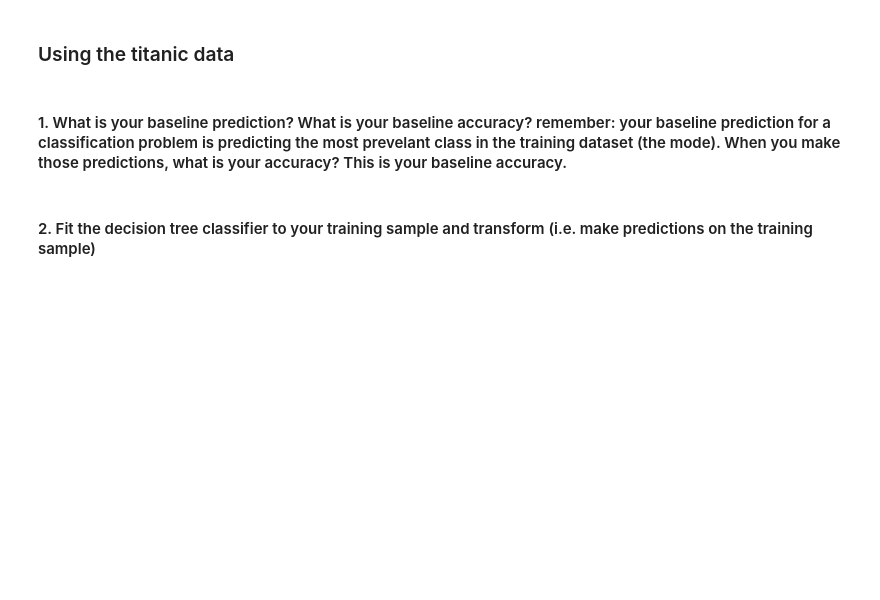
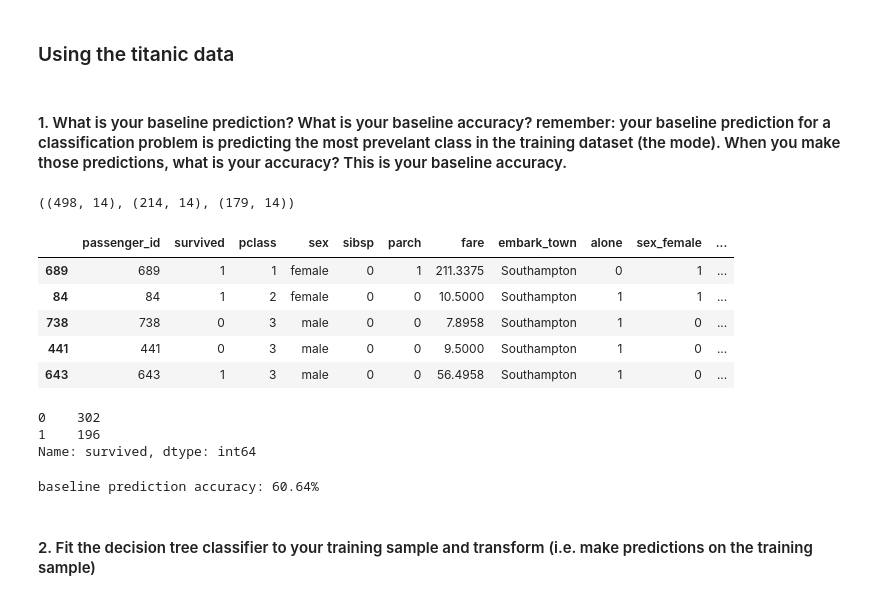
Before and after one commit to m3redithw/classification-exercises, a Jupyter notebook: decision_tree_exercises.ipynb, the cells around one changed output. Drawn from its saved outputs; the diff is of its cells as text; code cells hidden in the pictures; blank space fills up the shorter version.

```diff
--- a/decision_tree_exercises.ipynb
+++ b/decision_tree_exercises.ipynb
@@ -15,3 +15,26 @@ from sklearn.metrics import classification_report, confusion_matrix, plot_confus
 ### Using the titanic data
 # %% [markdown]
 #### 1. What is your baseline prediction? What is your baseline accuracy? remember: your baseline prediction for a classification problem is predicting the most prevelant class in the training dataset (the mode). When you make those predictions, what is your accuracy? This is your baseline accuracy.
+# %%
+df = acquire.get_titanic_data()
+df = prepare.prep_titanic(df)
+train, validate, test = prepare.split(df)
+# %%
+train.shape, validate.shape, test.shape
+# %% [output]
+((498, 14), (214, 14), (179, 14))
+# %%
+train.head()
+# %% [output]
+|  | passenger_id | survived | pclass | sex | sibsp | parch | fare | embark_town | alone | sex_female | ... |
+| 689 | 689 | 1 | 1 | female | 0 | 1 | 211.3375 | Southampton | 0 | 1 | ... |
+| 84 | 84 | 1 | 2 | female | 0 | 0 | 10.5000 | Southampton | 1 | 1 | ... |
+| 738 | 738 | 0 | 3 | male | 0 | 0 | 7.8958 | Southampton | 1 | 0 | ... |
+| 441 | 441 | 0 | 3 | male | 0 | 0 | 9.5000 | Southampton | 1 | 0 | ... |
+| 643 | 643 | 1 | 3 | male | 0 | 0 | 56.4958 | Southampton | 1 | 0 | ... |
+# %%
+train.survived.value_counts()
+# %% [output]
+0    302
+1    196
+Name: survived, dtype: int64
@@ -17,0 +45,7 @@ from sklearn.metrics import classification_report, confusion_matrix, plot_confus
+# %%
+# calculating accuracy
+
+baseline_accuracy = (train.survived == train.baseline_pred).mean()
+print(f'baseline prediction accuracy: {baseline_accuracy:.2%}')
+# %% [output]
+baseline prediction accuracy: 60.64%
```
Also changed, not shown: parts of 61 cells of this notebook.
